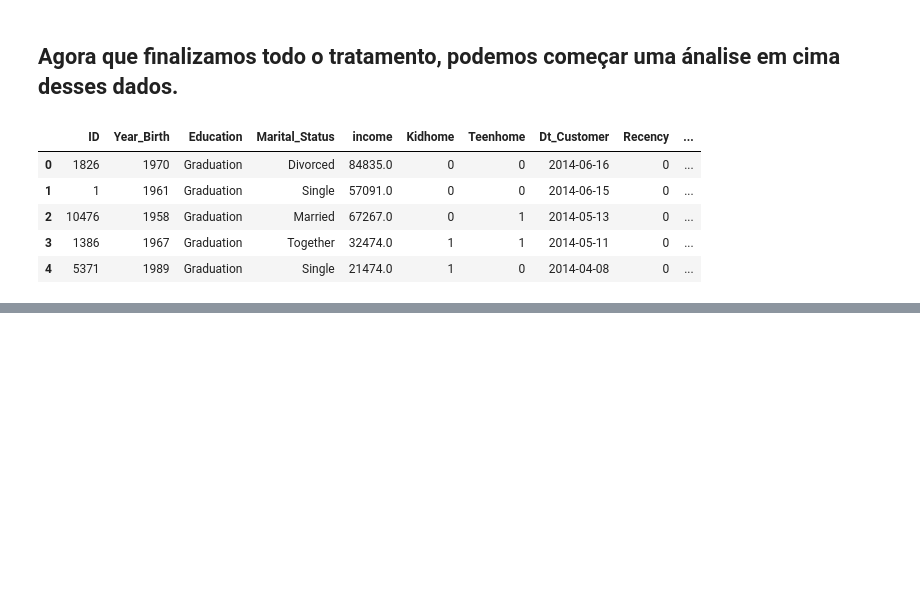
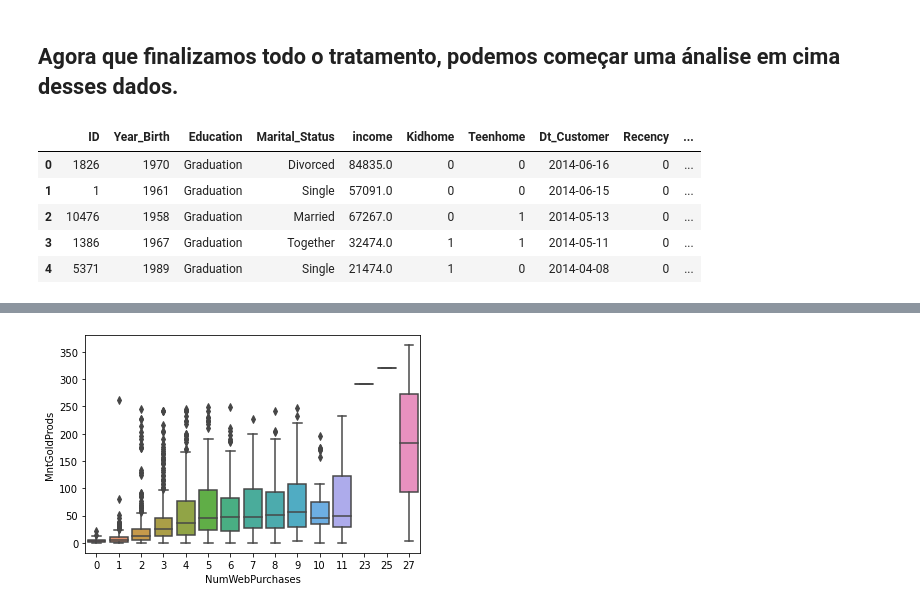
Before and after one commit to Beloin/marketing_analyze, a Jupyter notebook: market_analyze.ipynb, the cells around one changed output, grey strips where cells are left out. Saved outputs shown, nothing was run; the diff lists cells and outputs as text; code cells hidden in the pictures; blank space fills up the shorter version.

Commit message:
Ver formas de relacionar várias varáveis numéricas

```diff
--- a/market_analyze.ipynb
+++ b/market_analyze.ipynb
@@ -413,0 +435,6 @@ plt.show()
+# %%
+# Ver forma de relacionar esses dois.
+srn.boxplot(base.NumWebPurchases, base.MntGoldProds)
+plt.show()
+# %% [output]
+[figure, added]
```
Also changed, not shown: parts of 3 cells of this notebook.
